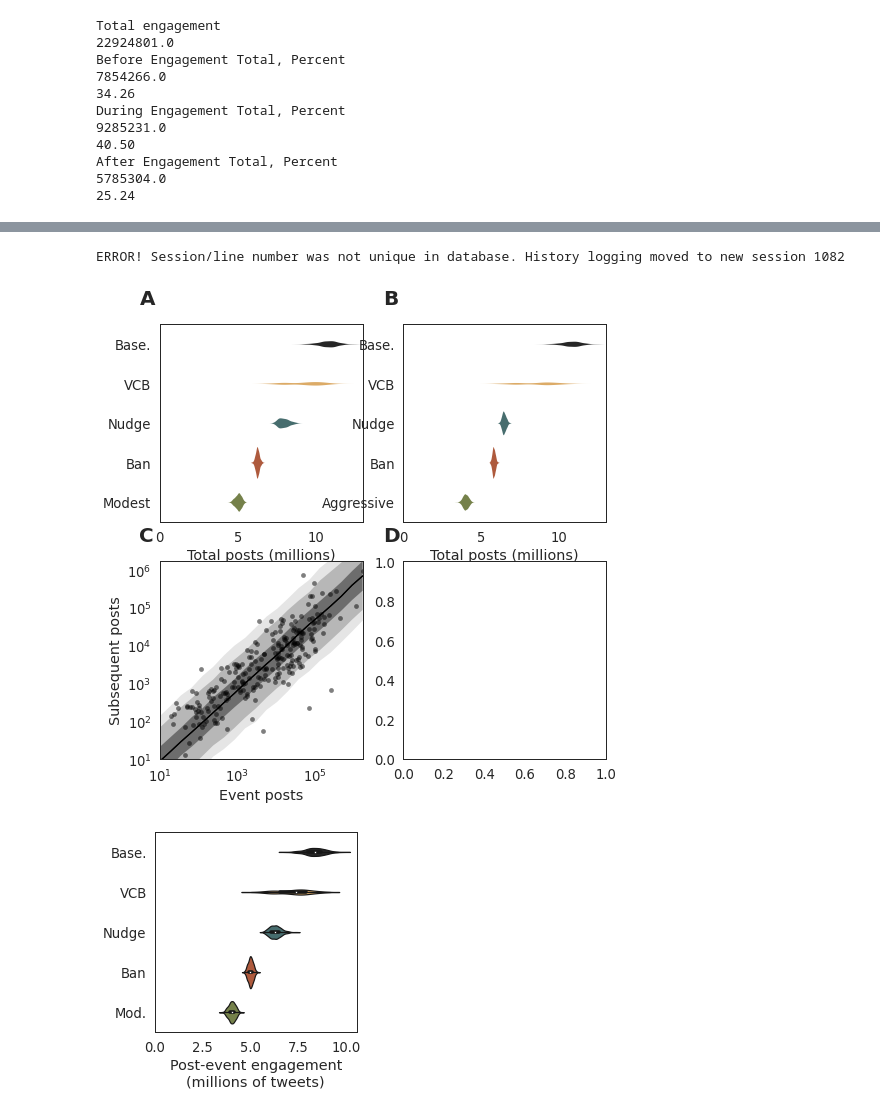
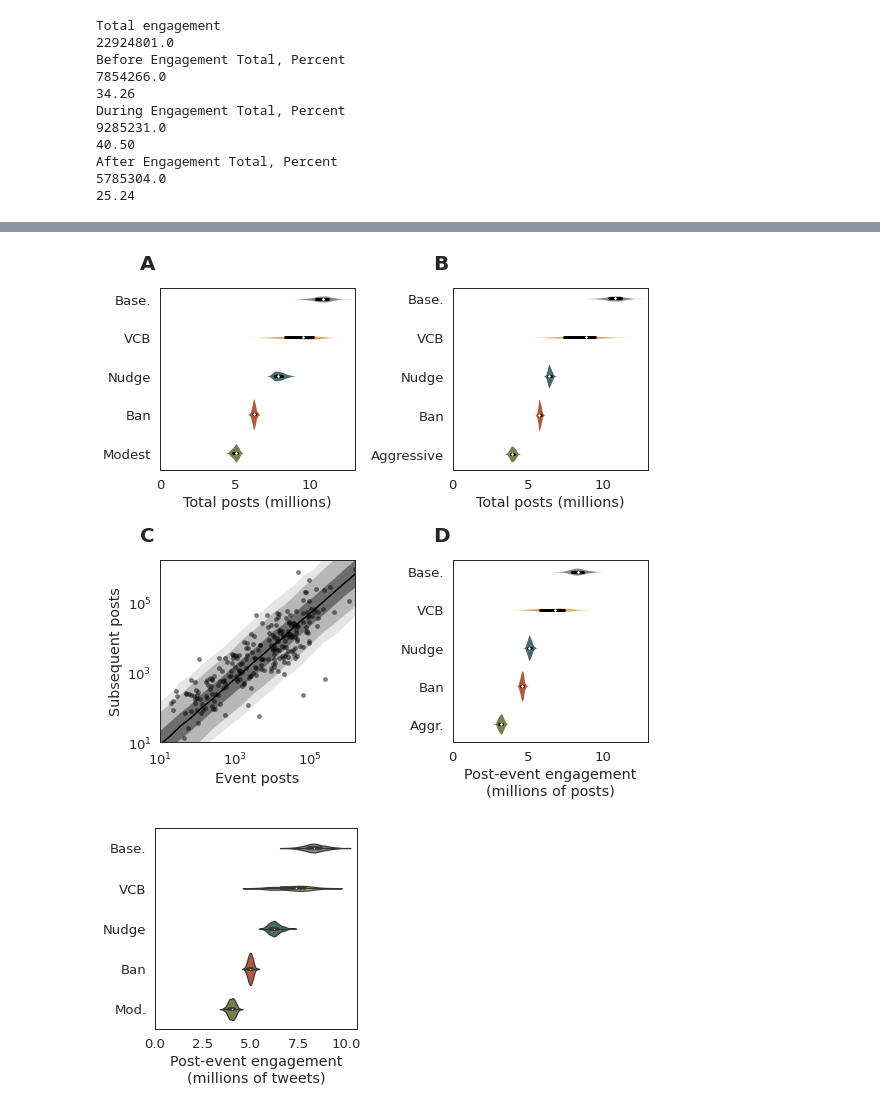
Before and after one commit to josephbb/CommunityNotesSim, a Jupyter notebook: Analysis.ipynb, the cells around one changed output, grey strips where cells are left out. Cells and saved outputs as stored; diff of their text form; code cells hidden in the pictures.

Commit message:
minor plotting changes prior to proofs

```diff
--- a/Analysis.ipynb
+++ b/Analysis.ipynb
@@ -1024,7 +1046,16 @@ import src.adjustment as srcadj
 order = [0,36,37,38,35]
 
 plot_dfs,colors = srcadj.get_plot_df(order,max_events_incidents, sim_df, neg_binom_samples)
+c = [json.loads(color) for color in colors]
+c[0] = [3.5*item for item in c[0]]
 # %%
+from matplotlib.collections import PolyCollection
+
+def patch_violinplot():
+    ax = plt.gca()
+    for art in ax.get_children():
+        if isinstance(art, PolyCollection):
+            art.set_edgecolor((0.3, 0.3, 0.3))
 
 import seaborn as sns
 from src.figures import plot4c
@@ -1043,11 +1074,18 @@ table.to_latex('./output/tables/modest.tex',index=False)
 
 dfs = []
 labels = ['Base.','VCB', 'Nudge', 'Ban', 'Modest' ] #Double check label ordering
+medians = []
+ptiles = []
 for idx in range(len(order)):
     temp = get_sim_cumulative(sim_df.iloc[order[idx]])[:,-1]/1000000
+    medians.append(np.median(temp))
+    ptiles.append(np.percentile(temp, q=[25, 75]))
     dfs.append(pd.DataFrame({'condition': np.repeat(labels[idx], temp.shape),
                    'posts':temp}))
-sns.violinplot(x='posts', y='condition', alpha=.8,linewidth=0, data=pd.concat(dfs), palette=[json.loads(color) for color in colors])
+sns.violinplot(x='posts', y='condition', alpha=.6,linewidth=0, data=pd.concat(dfs), palette=c)
+plt.scatter(medians,np.arange(5),color='white',s=3,zorder=3)
+for idx in range(len(ptiles)):
+    plt.plot(ptiles[idx], [idx,idx],color='k',lw=3)
 plt.xlabel('Total posts (millions)')
 plt.xlim(0,13)
 
@@ -1059,38 +1097,54 @@ plt.sca(axs[1])
 order = [0,36,37,38,35]
 table = get_table(sim_df, order)
 table.to_latex('./output/tables/aggressive.tex',index=False)
 
 dfs = []
 labels = ['Base.','VCB', 'Nudge', 'Ban', 'Aggressive' ] #Double check label ordering
+medians = []
+ptiles = []
 for idx in range(len(order)):
     temp = get_sim_cumulative(sim_df.iloc[order[idx]])[:,-1]/1000000
+    medians.append(np.median(temp))
+    ptiles.append(np.percentile(temp, q=[25, 75]))
+
     dfs.append(pd.DataFrame({'condition': np.repeat(labels[idx], temp.shape),
                    'posts':temp}))
-sns.violinplot(x='posts', y='condition',linewidth=0,alpha=.8, data=pd.concat(dfs),
-               palette=[json.loads(color) for color in colors])
+sns.violinplot(x='posts', y='condition',linewidth=0,alpha=.6, data=pd.concat(dfs),
+               palette=c)
+plt.scatter(medians,np.arange(5),color='white',s=3,zorder=3)
+for idx in range(len(ptiles)):
+    plt.plot(ptiles[idx], [idx,idx],color='k',lw=3)
+
 plt.xlim(0,13)
 
 plt.xlabel('Total posts (millions)')
 plt.ylabel('')
 
 
 #Define some values to simulate in generated quantities block
 x_sim = np.logspace(np.log(np.min(max_events_incidents['observed_engagement'])-10),
                 np.log(np.max(max_events_incidents['observed_engagement'])+20),20,base=np.e)
 plt.sca(axs[2])
 plot4c(neg_binom_samples, max_events_incidents,x_sim)
 
 plt.sca(axs[3])
-sns.violinplot(y='name', x='total_adjusted',linewidth=0, alpha=.8, data=plot_dfs,palette=[json.loads(color) for color in colors])
+sns.violinplot(y='name', x='total_adjusted', alpha=.6,linewidth=0, data=plot_dfs,palette=c)
+medians = plot_dfs.groupby('name')['total_adjusted'].median()[[2,4,3,1,0]][::-1]
+ptiles = plot_dfs.groupby('name')['total_adjusted'].apply(lambda x: np.percentile(x, q=[25,75]))[[2,4,3,1,0]][::-1]
+for idx in range(len(ptiles)):
+    plt.plot(ptiles[4-idx], [idx,idx],color='k',lw=3,)
+
+plt.scatter(medians,np.arange(5)[::-1],color='w',s=3,zorder=3)
+
 plt.xlim(0,13)
 plt.xlabel('Post-event engagement\n(millions of posts)')
 plt.ylabel(None)
 plt.xlim(0,)
 plt.tight_layout()
 plt.savefig('./output/figures/MS/Fig4.png',dpi=300)
+plt.savefig('./output/figures/MS/Fig4.pdf')
 # %% [output]
-ERROR! Session/line number was not unique in database. History logging moved to new session 1082
-[figure, old version]
+[figure, new version]
 # %%
 order = [0,32,33,34,31]
 table = get_table(sim_df, order)
```
Also changed, not shown: parts of 15 cells of this notebook, 2 other files.
